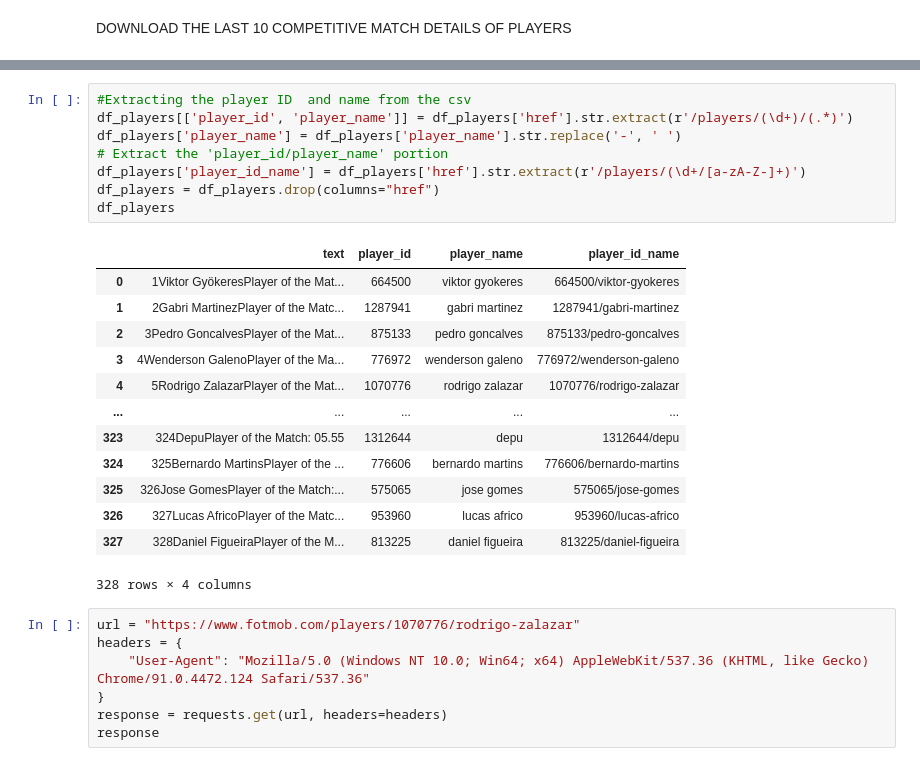
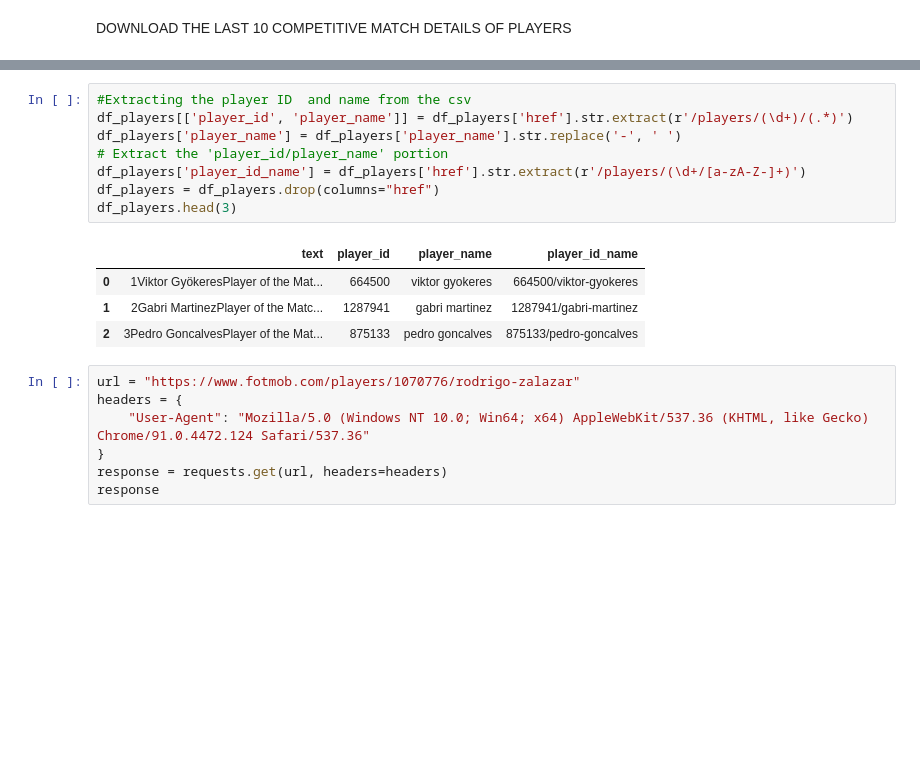
Before and after one commit to shyamrana123/Player-Score-Prediction-using-Machine-Learning, a Jupyter notebook: Probet.ipynb, the cells around one changed output, grey strips where cells are left out. Saved outputs shown, nothing was run; the diff lists cells and outputs as text; blank space fills up the shorter version.

```diff
--- a/Probet.ipynb
+++ b/Probet.ipynb
@@ -139,25 +130,16 @@ df_players
 # %%
 #Extracting the player ID  and name from the csv
 df_players[['player_id', 'player_name']] = df_players['href'].str.extract(r'/players/(\d+)/(.*)')
 df_players['player_name'] = df_players['player_name'].str.replace('-', ' ')
 # Extract the 'player_id/player_name' portion
 df_players['player_id_name'] = df_players['href'].str.extract(r'/players/(\d+/[a-zA-Z-]+)')
 df_players = df_players.drop(columns="href")
-df_players
+df_players.head(3)
 # %% [output]
 |  | text | player_id | player_name | player_id_name |
 | 0 | 1Viktor GyökeresPlayer of the Mat... | 664500 | viktor gyokeres | 664500/viktor-gyokeres |
 | 1 | 2Gabri MartinezPlayer of the Matc... | 1287941 | gabri martinez | 1287941/gabri-martinez |
 | 2 | 3Pedro GoncalvesPlayer of the Mat... | 875133 | pedro goncalves | 875133/pedro-goncalves |
-| 3 | 4Wenderson GalenoPlayer of the Ma... | 776972 | wenderson galeno | 776972/wenderson-galeno |
-| 4 | 5Rodrigo ZalazarPlayer of the Mat... | 1070776 | rodrigo zalazar | 1070776/rodrigo-zalazar |
-| ... | ... | ... | ... | ... |
-| 323 | 324DepuPlayer of the Match: 05.55 | 1312644 | depu | 1312644/depu |
-| 324 | 325Bernardo MartinsPlayer of the ... | 776606 | bernardo martins | 776606/bernardo-martins |
-| 325 | 326Jose GomesPlayer of the Match:... | 575065 | jose gomes | 575065/jose-gomes |
-| 326 | 327Lucas AfricoPlayer of the Matc... | 953960 | lucas africo | 953960/lucas-africo |
-| 327 | 328Daniel FigueiraPlayer of the M... | 813225 | daniel figueira | 813225/daniel-figueira |
-328 rows × 4 columns
 # %%
 url = "https://www.fotmob.com/players/1070776/rodrigo-zalazar"
 headers = {
```
Also changed, not shown: parts of 31 cells of this notebook.
